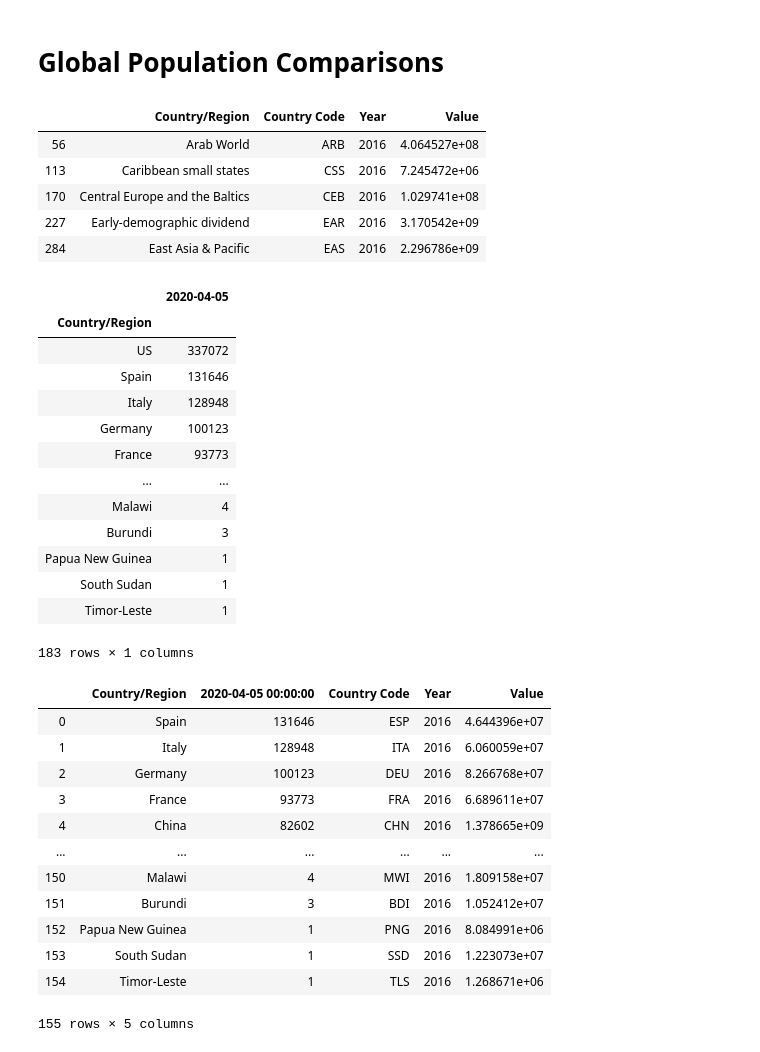
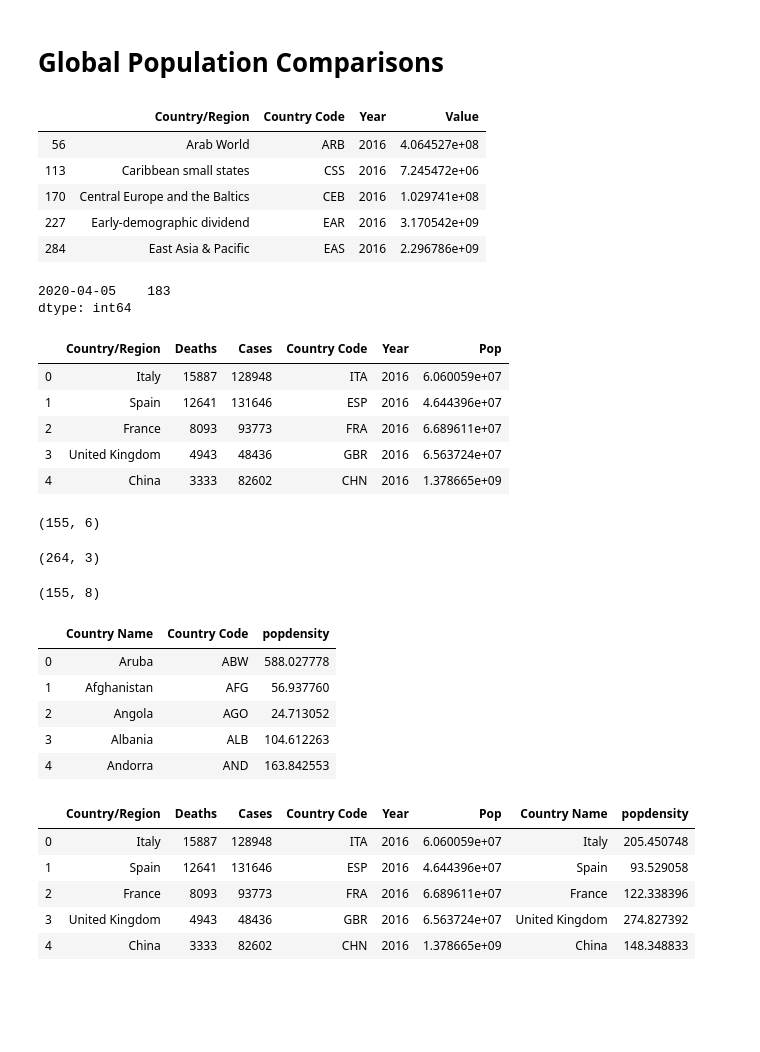
Before and after one commit to dougfoo/machineLearning, a Jupyter notebook: covid/COVID-global-clustering.ipynb, the cells around one changed output. Cells and saved outputs as stored; diff of their text form; code cells hidden in the pictures; blank space fills up the shorter version.

```diff
--- a/covid/COVID-global-clustering.ipynb
+++ b/covid/COVID-global-clustering.ipynb
@@ -77,47 +78,65 @@ display('chg in deaths',dfd_g.tail().diff(axis=0))
 # %%
 # GLobal Population
 # https://github.com/datasets/population/blob/master/data/population.csv
 
 df_gpop = pd.read_csv('https://raw.githubusercontent.com/datasets/population/master/data/population.csv')
 df_gpop_2016 = df_gpop[df_gpop['Year'] == 2016]
 df_gpop_2016 = df_gpop_2016.rename(columns={'Country Name': 'Country/Region'})
 
-display(df_gpop_2016.head(), dfc_g.tail(1).transpose())  #262 countries
+display(df_gpop_2016.head(), dfc_g.tail(1).transpose().count())  #262 countries / n countries
+df_gmerged = pd.merge(left=dfc_g.tail(1).transpose(), right=df_gpop_2016, on='Country/Region').rename(columns={'Value':'Pop'})
+df_gmerged = df_gmerged.rename(columns={ df_gmerged.columns[1]: "Cases" })
 
-df_gmerged = pd.merge(left=dfc_g.tail(1).transpose(), right=df_gpop_2016, on='Country/Region')
+df_gmerged = pd.merge(left=dfd_g.tail(1).transpose(), right=df_gmerged, on='Country/Region').rename(columns={'Value':'Pop'})
+df_gmerged = df_gmerged.rename(columns={ df_gmerged.columns[1]: "Deaths" })
 
-df_gmerged
+display(df_gmerged.head())
 # %% [output]
 |  | Country/Region | Country Code | Year | Value |
 | 56 | Arab World | ARB | 2016 | 4.064527e+08 |
 | 113 | Caribbean small states | CSS | 2016 | 7.245472e+06 |
 | 170 | Central Europe and the Baltics | CEB | 2016 | 1.029741e+08 |
 | 227 | Early-demographic dividend | EAR | 2016 | 3.170542e+09 |
 | 284 | East Asia & Pacific | EAS | 2016 | 2.296786e+09 |
+2020-04-05    183
+dtype: int64
-|  | 2020-04-05 |
-| Country/Region |  |
-| US | 337072 |
-| Spain | 131646 |
-| Italy | 128948 |
-| Germany | 100123 |
-| France | 93773 |
-| ... | ... |
-| Malawi | 4 |
-| Burundi | 3 |
-| Papua New Guinea | 1 |
-| South Sudan | 1 |
-| Timor-Leste | 1 |
+|  | Country/Region | Deaths | Cases | Country Code | Year | Pop |
+| 0 | Italy | 15887 | 128948 | ITA | 2016 | 6.060059e+07 |
+| 1 | Spain | 12641 | 131646 | ESP | 2016 | 4.644396e+07 |
+| 2 | France | 8093 | 93773 | FRA | 2016 | 6.689611e+07 |
+| 3 | United Kingdom | 4943 | 48436 | GBR | 2016 | 6.563724e+07 |
+| 4 | China | 3333 | 82602 | CHN | 2016 | 1.378665e+09 |
-183 rows × 1 columns
-|  | Country/Region | 2020-04-05 00:00:00 | Country Code | Year | Value |
-| 0 | Spain | 131646 | ESP | 2016 | 4.644396e+07 |
-| 1 | Italy | 128948 | ITA | 2016 | 6.060059e+07 |
-| 2 | Germany | 100123 | DEU | 2016 | 8.266768e+07 |
-| 3 | France | 93773 | FRA | 2016 | 6.689611e+07 |
-| 4 | China | 82602 | CHN | 2016 | 1.378665e+09 |
-| ... | ... | ... | ... | ... | ... |
-| 150 | Malawi | 4 | MWI | 2016 | 1.809158e+07 |
-| 151 | Burundi | 3 | BDI | 2016 | 1.052412e+07 |
-| 152 | Papua New Guinea | 1 | PNG | 2016 | 8.084991e+06 |
-| 153 | South Sudan | 1 | SSD | 2016 | 1.223073e+07 |
-| 154 | Timor-Leste | 1 | TLS | 2016 | 1.268671e+06 |
-155 rows × 5 columns
+# %%
+# population density source
+# http://api.worldbank.org/v2/en/indicator/EN.POP.DNST?downloadformat=csv
+from zipfile import ZipFile
+import requests, zipfile, io
+
+import urllib.request
+urllib.request.urlretrieve('http://api.worldbank.org/v2/en/indicator/EN.POP.DNST?downloadformat=csv', "GDP.zip")
+import zipfile
+compressed_file = zipfile.ZipFile('GDP.zip')
+csv_file = compressed_file.open('API_EN.POP.DNST_DS2_en_csv_v2_887474.csv')  # pattern match how?
+popdensity = pd.read_csv(csv_file, header=2)
+popdensity = pd.concat([popdensity.iloc[:,0:2], popdensity['2018']], axis=1).rename(columns={'2018':'popdensity'})
+
+df_gmerged2 = pd.merge(left=df_gmerged, right=popdensity, on='Country Code', how='left')
+
+display(df_gmerged.shape, popdensity.shape, df_gmerged2.shape)
+display(popdensity.head(), df_gmerged2.head())
+# %% [output]
+(155, 6)
+(264, 3)
+(155, 8)
+|  | Country Name | Country Code | popdensity |
+| 0 | Aruba | ABW | 588.027778 |
+| 1 | Afghanistan | AFG | 56.937760 |
+| 2 | Angola | AGO | 24.713052 |
+| 3 | Albania | ALB | 104.612263 |
+| 4 | Andorra | AND | 163.842553 |
+|  | Country/Region | Deaths | Cases | Country Code | Year | Pop | Country Name | popdensity |
+| 0 | Italy | 15887 | 128948 | ITA | 2016 | 6.060059e+07 | Italy | 205.450748 |
+| 1 | Spain | 12641 | 131646 | ESP | 2016 | 4.644396e+07 | Spain | 93.529058 |
+| 2 | France | 8093 | 93773 | FRA | 2016 | 6.689611e+07 | France | 122.338396 |
+| 3 | United Kingdom | 4943 | 48436 | GBR | 2016 | 6.563724e+07 | United Kingdom | 274.827392 |
+| 4 | China | 3333 | 82602 | CHN | 2016 | 1.378665e+09 | China | 148.348833 |
```
Also changed, not shown: 1 other file.
